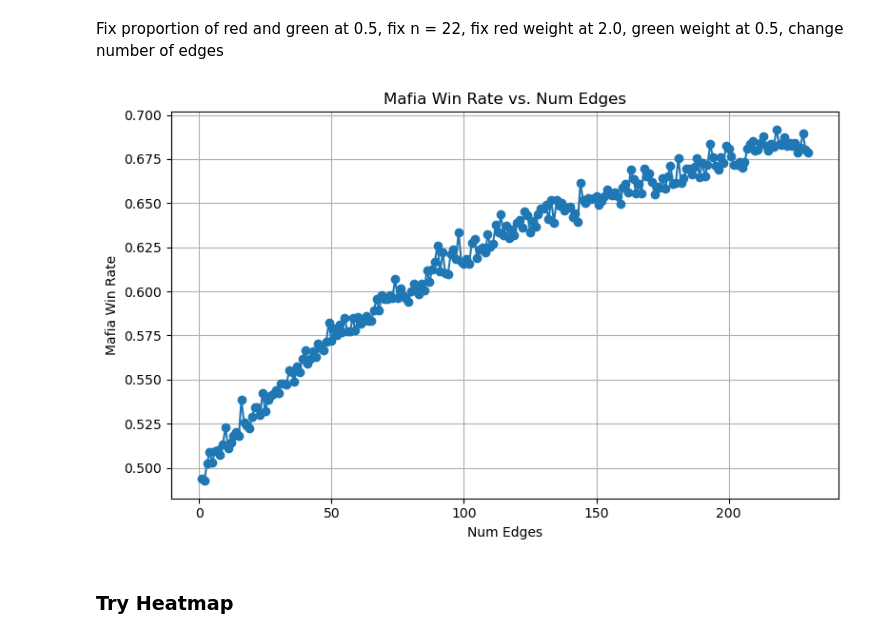
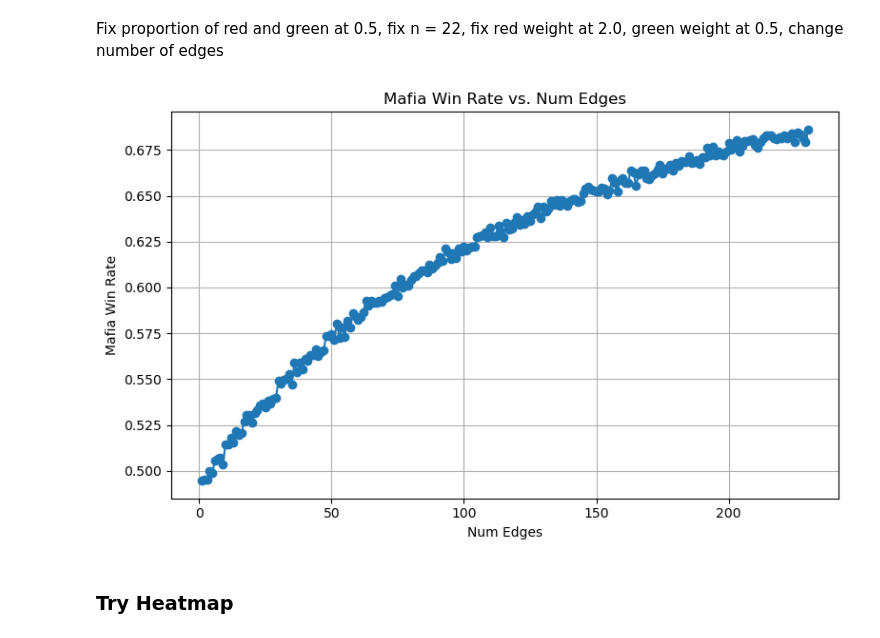
Before and after one commit to khoanguyen12345/MathModelingFinal, a Jupyter notebook: MathModeling_FinalProject.ipynb, the cells around one changed output. Saved outputs shown, nothing was run; the diff lists cells and outputs as text; code cells hidden in the pictures.

```diff
--- a/MathModeling_FinalProject.ipynb
+++ b/MathModeling_FinalProject.ipynb
@@ -559,5 +556,5 @@ n_simulations = 50000
 num_red_edges = 30
 num_green_edges = 30
 # %%
-win_rate = estimate_mafia_win_prob(n, m, n_simulations)
-print(f'Estimated Mafia win rate with {m} mafia in {n} players and no relationships: {win_rate:.3f}')
+# win_rate = estimate_mafia_win_prob(n, m, n_simulations)
+# print(f'Estimated Mafia win rate with {m} mafia in {n} players and no relationships: {win_rate:.3f}')
@@ -688,7 +674,7 @@ edge_weight_experiment()
 # %% [markdown]
 Fix proportion of red and green at 0.5, fix n = 22, fix red weight at 2.0, green weight at 0.5, change number of edges
 # %%
-def estimate_mafia_win_prob_red_green_num_edge_experiment(n, m,num_edge, n_simulations=10000):
+def estimate_mafia_win_prob_red_green_num_edge_experiment(n, m,num_edge, n_simulations=50000):
     red_edges = math.floor(num_edge/2)
     green_edges = math.floor(num_edge/2)
     wins = sum(
@@ -698,35 +684,35 @@ def estimate_mafia_win_prob_red_green_num_edge_experiment(n, m,num_edge, n_simul
             green_bias_weight=0.5
         )
         for _ in range(n_simulations)
     )
     return wins / n_simulations
 
 def num_edge_experiment(max_steps=100, step=1):
     max_edge = int(math.factorial(22)/(2*math.factorial(20)))
     num_edge_list = np.arange(1, max_edge, step)
     win_rates = []
 
     for edge in num_edge_list:
         win_rate = estimate_mafia_win_prob_red_green_num_edge_experiment(
             n=22,
             m=2,
             num_edge = edge,
-            n_simulations=10000
+            n_simulations=50000
         )
         win_rates.append(win_rate)
 
     plt.figure(figsize=(8, 5))
     plt.plot(num_edge_list, win_rates, marker='o')
     plt.xlabel("Num Edges")
     plt.ylabel("Mafia Win Rate")
     plt.title("Mafia Win Rate vs. Num Edges")
     plt.grid(True)
     plt.tight_layout()
     plt.show()
 
 num_edge_experiment()
 # %% [output]
-[figure, old version]
+[figure, new version]
 # %% [markdown]
 ### Try Heatmap
 # %%
```
Also changed, not shown: parts of 21 cells of this notebook, 4 other files.
